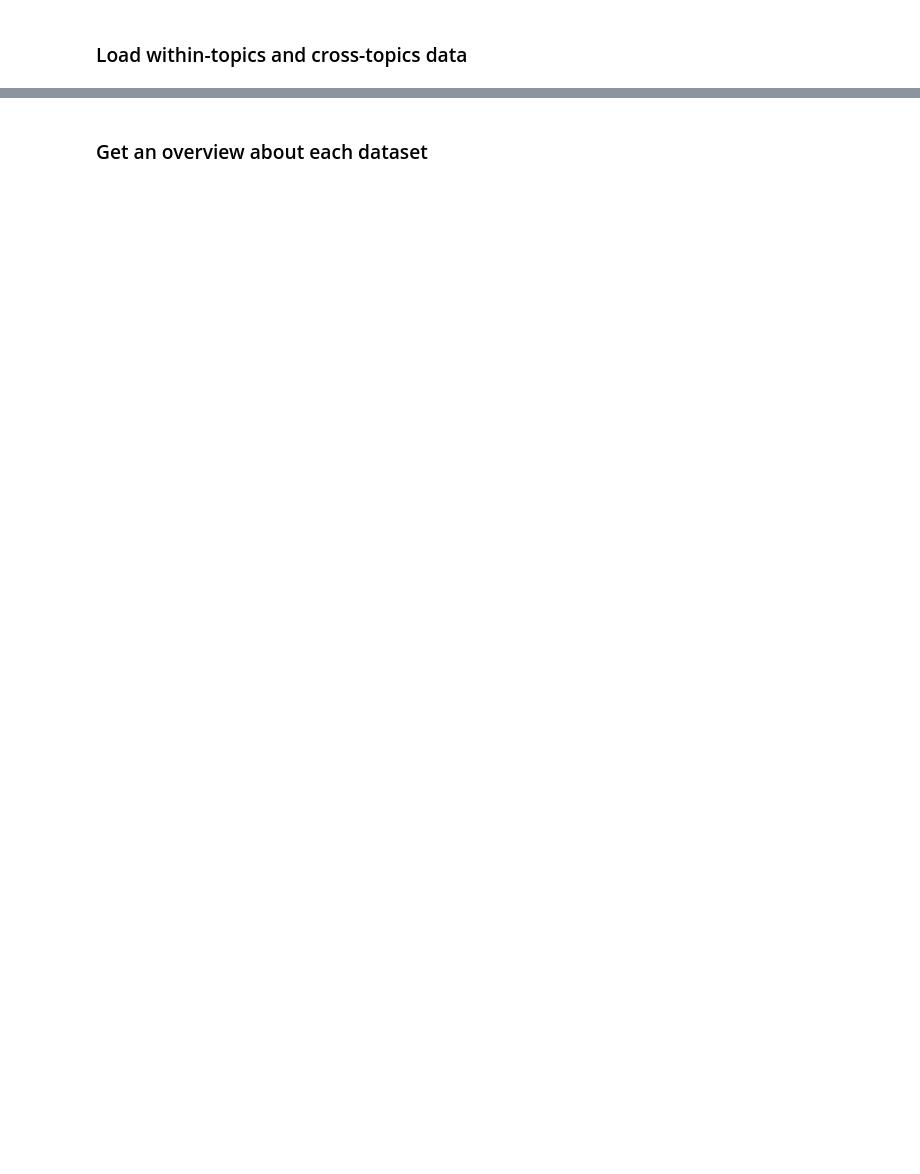
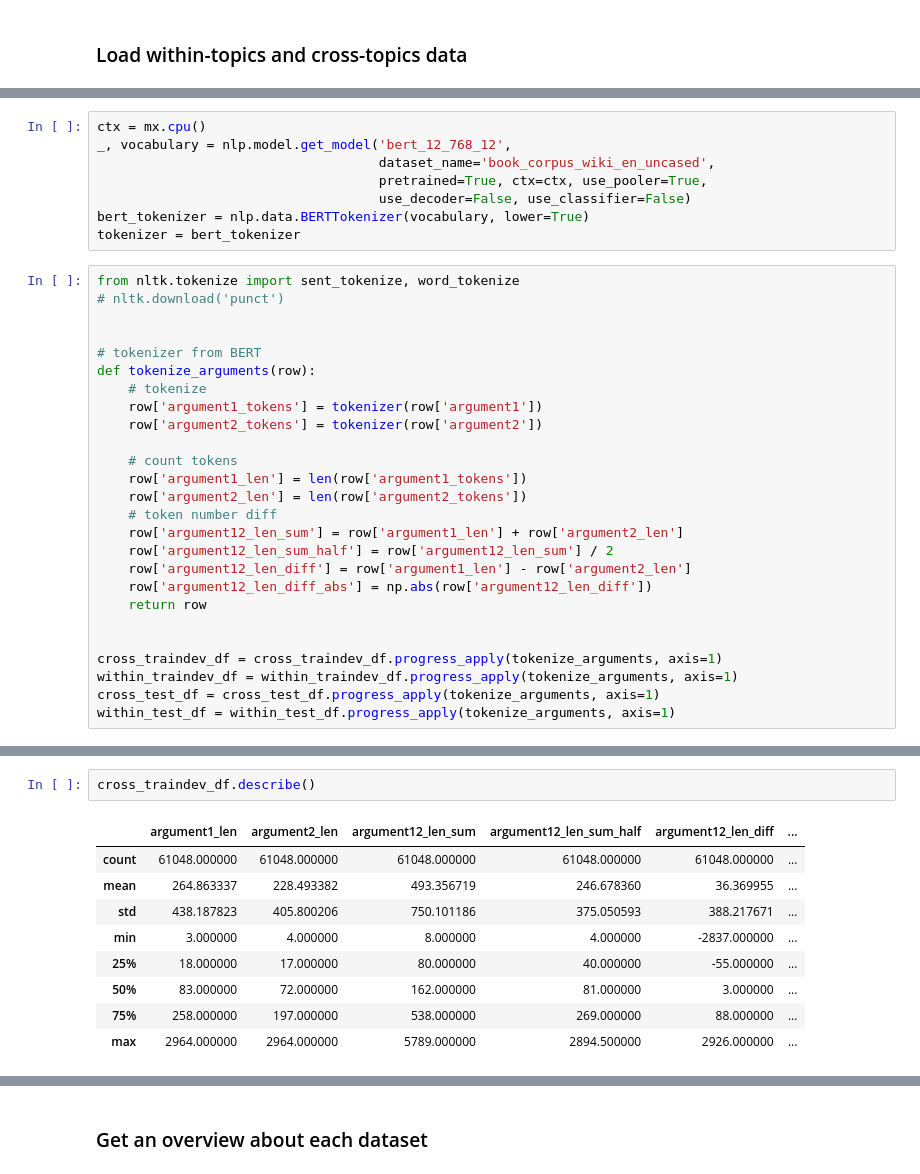
Before and after one commit to webis-de/SAMESIDE-19, a Jupyter notebook: same-side-classification-bert-experiment.ipynb, the cells around one changed output, grey strips where cells are left out. Drawn from its saved outputs; the diff is of its cells as text; blank space fills up the shorter version.

```diff
--- a/same-side-classification-bert-experiment.ipynb
+++ b/same-side-classification-bert-experiment.ipynb
@@ -148,0 +137,34 @@ Time for [tag within test]: 0:00:17.750001
+# %%
+ctx = mx.cpu()
+_, vocabulary = nlp.model.get_model('bert_12_768_12',
+                                    dataset_name='book_corpus_wiki_en_uncased',
+                                    pretrained=True, ctx=ctx, use_pooler=True,
+                                    use_decoder=False, use_classifier=False)
+bert_tokenizer = nlp.data.BERTTokenizer(vocabulary, lower=True)
+tokenizer = bert_tokenizer
+# %%
+from nltk.tokenize import sent_tokenize, word_tokenize
+# nltk.download('punct')
+
+
+# tokenizer from BERT
+def tokenize_arguments(row):
+    # tokenize
+    row['argument1_tokens'] = tokenizer(row['argument1'])
+    row['argument2_tokens'] = tokenizer(row['argument2'])
+
+    # count tokens
+    row['argument1_len'] = len(row['argument1_tokens'])
+    row['argument2_len'] = len(row['argument2_tokens'])
+    # token number diff
+    row['argument12_len_sum'] = row['argument1_len'] + row['argument2_len']
+    row['argument12_len_sum_half'] = row['argument12_len_sum'] / 2
+    row['argument12_len_diff'] = row['argument1_len'] - row['argument2_len']
+    row['argument12_len_diff_abs'] = np.abs(row['argument12_len_diff'])
+    return row
+
+
+cross_traindev_df = cross_traindev_df.progress_apply(tokenize_arguments, axis=1)
+within_traindev_df = within_traindev_df.progress_apply(tokenize_arguments, axis=1)
+cross_test_df = cross_test_df.progress_apply(tokenize_arguments, axis=1)
+within_test_df = within_test_df.progress_apply(tokenize_arguments, axis=1)
@@ -148,0 +183,12 @@ Time for [tag within test]: 0:00:17.750001
+# %%
+cross_traindev_df.describe()
+# %% [output]
+|  | argument1_len | argument2_len | argument12_len_sum | argument12_len_sum_half | argument12_len_diff | ... |
+| count | 61048.000000 | 61048.000000 | 61048.000000 | 61048.000000 | 61048.000000 | ... |
+| mean | 264.863337 | 228.493382 | 493.356719 | 246.678360 | 36.369955 | ... |
+| std | 438.187823 | 405.800206 | 750.101186 | 375.050593 | 388.217671 | ... |
+| min | 3.000000 | 4.000000 | 8.000000 | 4.000000 | -2837.000000 | ... |
+| 25% | 18.000000 | 17.000000 | 80.000000 | 40.000000 | -55.000000 | ... |
+| 50% | 83.000000 | 72.000000 | 162.000000 | 81.000000 | 3.000000 | ... |
+| 75% | 258.000000 | 197.000000 | 538.000000 | 269.000000 | 88.000000 | ... |
+| max | 2964.000000 | 2964.000000 | 5789.000000 | 2894.500000 | 2926.000000 | ... |
```
Also changed, not shown: parts of 21 cells of this notebook, 1 other file.
